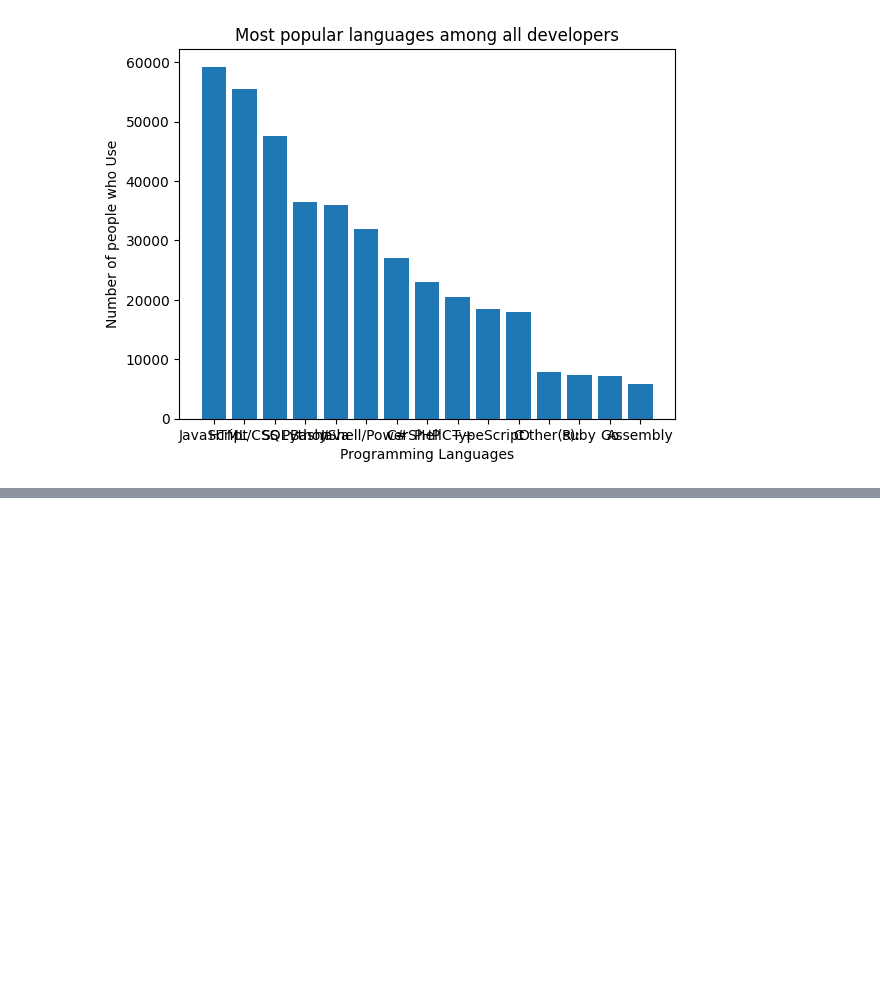
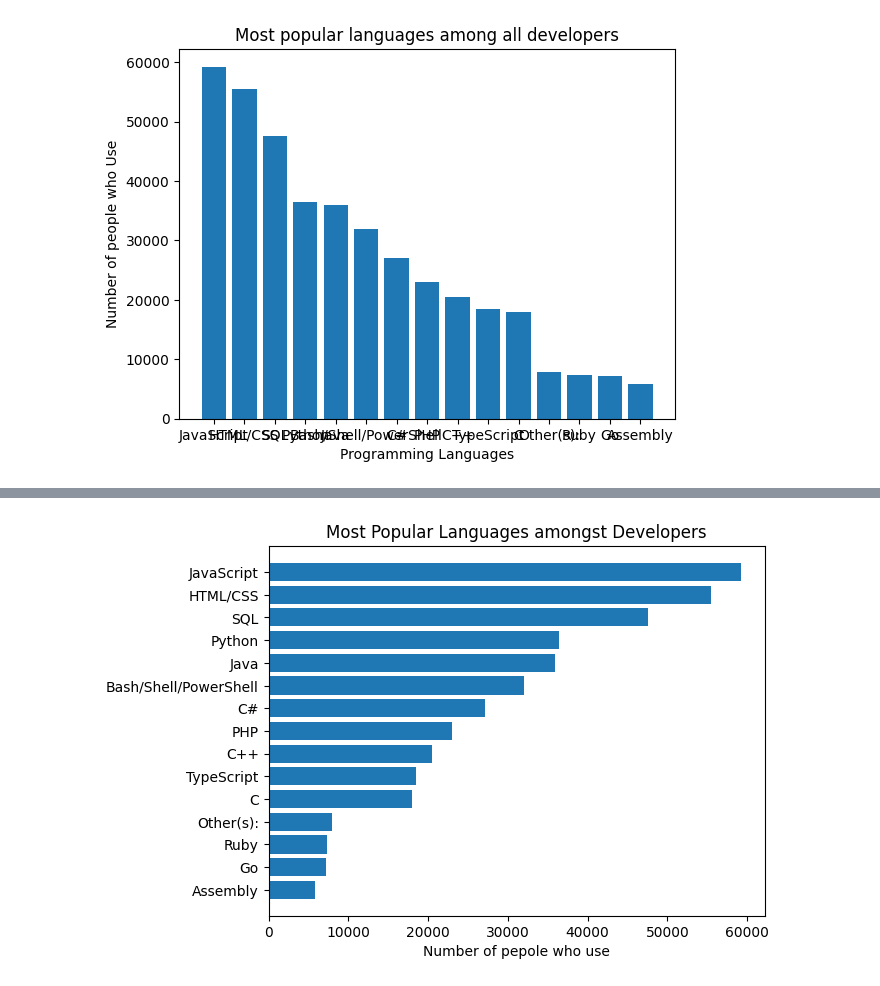
Before and after one commit to abhishekpadwal06/dev, a Jupyter notebook: Data Analysis/Matplotlib/Bar Graphs/bar_graph_101.ipynb, the cells around one changed output, grey strips where cells are left out. Drawn from its saved outputs; the diff is of its cells as text; code cells hidden in the pictures; blank space fills up the shorter version.

```diff
--- a/Data Analysis/Matplotlib/Bar Graphs/bar_graph_101.ipynb
+++ b/Data Analysis/Matplotlib/Bar Graphs/bar_graph_101.ipynb
@@ -114,0 +145,33 @@ plt.show()
+# %%
+# Now we done all this using method 1 of reading csv files:
+# Let's do the same using method 2
+
+import pandas as pd
+from matplotlib import pyplot as plt
+from collections import Counter
+
+data = pd.read_csv('data.csv')
+ids = data['Responder_id']
+language_responses = data['LanguagesWorkedWith']
+
+language_counter = Counter()
+
+for responses in language_responses:
+    language_counter.update(responses.split(';'))
+
+languages = []
+popularity = []
+
+for item in language_counter.most_common(15):
+    languages.append(item[0])
+    popularity.append(item[1])
+
+languages.reverse()
+popularity.reverse()
+
+plt.barh(languages, popularity)
+plt.xlabel("Number of pepole who use")
+plt.title("Most Popular Languages amongst Developers")
+plt.show()
+# %% [output]
+[figure, added]
```
Also changed, not shown: parts of 1 cell of this notebook.
